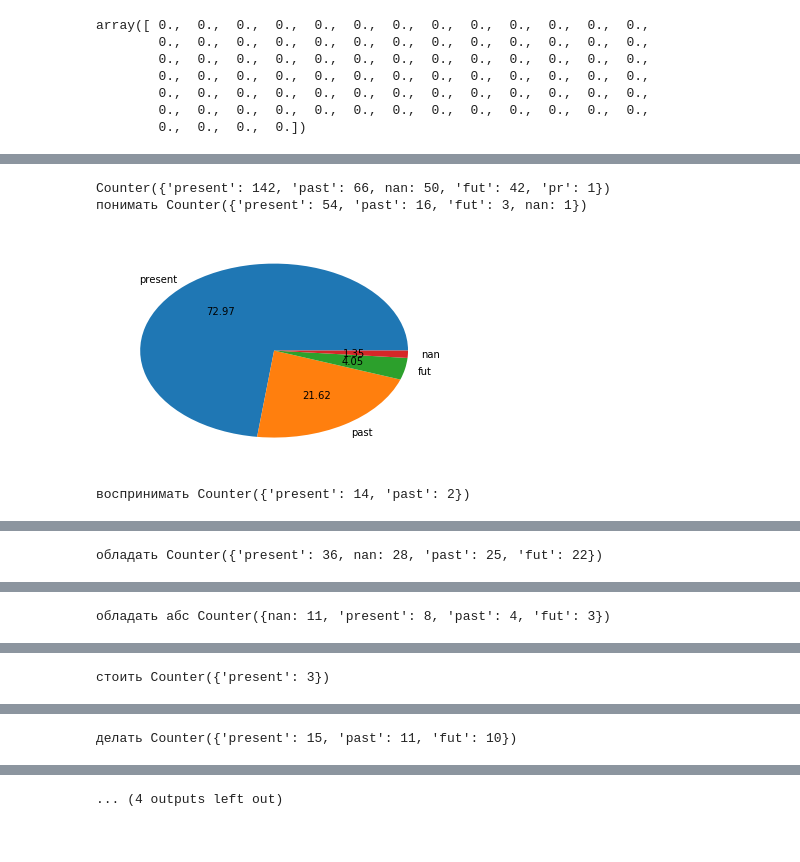
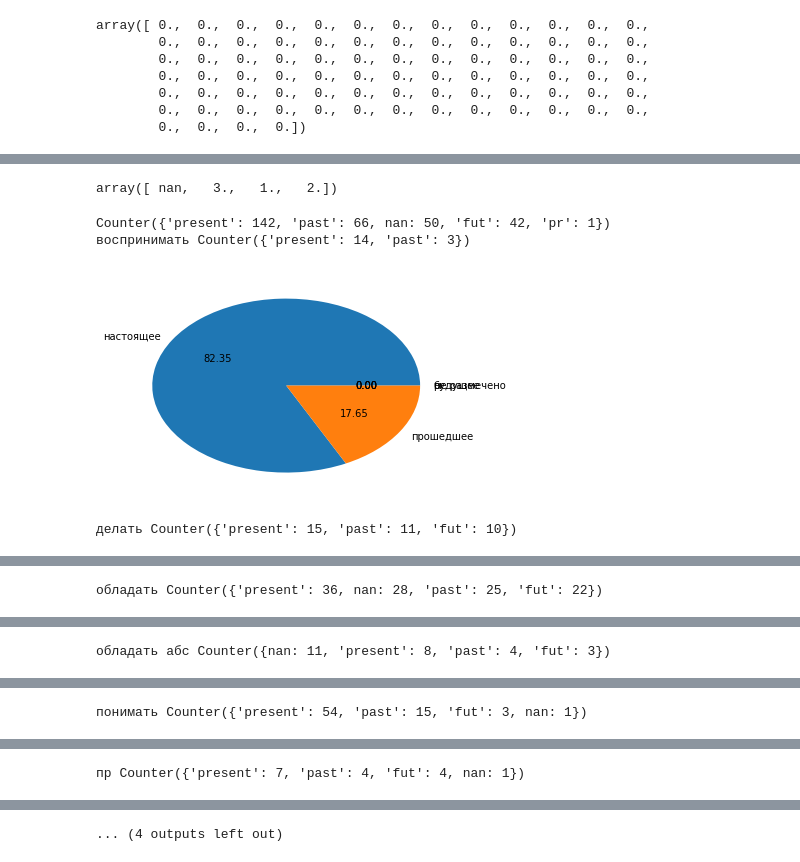
Before and after one commit to marchdown/schisch, a Jupyter notebook: schisch.ipynb, the cells around one changed output, grey strips where cells are left out. Saved outputs shown, nothing was run; the diff lists cells and outputs as text; code cells hidden in the pictures.

```diff
--- a/schisch.ipynb
+++ b/schisch.ipynb
@@ -363,7 +423,7 @@ for t in semantic_types:
     date_counter = Counter()
     for r in data[data['semantics+_']==t].itertuples():
         # Counter class handles null counts gracefully.
-        year = r[17]
+        year = r[18]
         date_counter[year] += 1
 #         print('*'*date_counter[year], year)
     dict_of_date_counters_by_type[t] = date_counter
@@ -378,10 +438,16 @@ for idx, t in enumerate(semantic_types):
 
 plt.show()
 
+
 # Либо так, на отдельных холстах
 for t in semantic_types:
+
     counter = dict_of_date_counters_by_type[t]
-    plt.scatter(list(counter.keys()), [int(n) for n in counter.values()])
-
+    cnts = sorted(list(counter.items()))
+    xs = [x for (x, y) in cnts]
+    ys = [y for (x, y) in cnts]
+    plt.scatter(list(counter.keys()), [int(n) for n in counter.values()], marker="_", color='gray')
+    plt.plot(xs, smooth_list(ys))
+    plt.title(t)
     plt.show()
 # %% [output]
@@ -462,57 +529,49 @@ for t in semantic_types:
+# %%
+data['tense'].unique()
+data['person'].unique()
+# %% [output]
+array([ nan,   3.,   1.,   2.])
 # %%
 # Галка, [27 Apr 2017, 16:20]:
 # 5. посчитать частотность различных грамматических форм внутри каждой группы и всего по выборке - число, лицо, время и форма предиката
 #   1. Собираем формы по типам:
 #     Для каждого семантического типа:
 #       Для каждого примера этого семантического типа:
 tense_values = data['tense'].unique()
+tense_value_names = ["настоящее", "прошедшее", "будущее", "не размечено", "pr"]
+
 tense_counter_across_all_types = Counter(data['tense'])
 print(tense_counter_across_all_types)
 for t in semantic_types:
     tense_counter = Counter(data[data['semantics+_']==t]['tense'])
 #         Если tense == fut:
 #           значение fut этого листа += 1
 #           значение fut в общем += 1
-    print(t, tense_counter)
-    plt.pie(list(tense_counter.values()), labels=list(tense_counter.keys()), autopct='%.2f')
-    plt.show()
-
-
 #         Если tense == present:
 #           значение present этого листа += 1
 #           значение present в общем += 1
 #         Если tense == past:
 #           значение past этого листа += 1
 #           значение past в общем += 1
+    print(t, tense_counter)
+    plt.pie([tense_counter[tense] for tense in tense_values], labels=tense_value_names, autopct='%.2f')
+    plt.show()
+
+
 #         Если number == 1:
 #           значение sing этого листа += 1
 #           значение sing в общем += 1
 #         Если number == 2:
 #           значение plur этого листа += 1
 #           значение plur в общем += 1
-#         Если person == 1:
-#           значение 1p этого листа += 1
-#           значение 1p в общем += 1
-#         Если person == 2:
-#           значение 2p этого листа += 1
-#           значение 2p в общем += 1
-#         Если person == 3:
-#           значение 3p этого листа += 1
-#           значение 3p в общем += 1
-#         Если такая форма есть в списке форм этого листа:
-#           значение формы += 1
-#           значение формы в общем списке дат += 1
-#         Если такой даты нет в списке дат этого листа:
-#           добавить форму в список, приравняв её значение 1
-#           Если такой формы нет в общем списке форм:
-#             добавить форму в список, приравняв её значение 1
+
 #   2. Считаем проценты от общего числа примеров:
 #     Для каждой семантической группы:
 #       Для каждой грамматической характеристики (лицо, число, время и форма)
 #       процент этого значения этой характеристики = значение этой характеристики/общее число примеров в этой сем. группе*100%
 #   3. Рисуем pie chart для каждой характеристики с соответствующими процентами, легендой
 # %% [output]
 Counter({'present': 142, 'past': 66, nan: 50, 'fut': 42, 'pr': 1})
-понимать Counter({'present': 54, 'past': 16, 'fut': 3, nan: 1})
+воспринимать Counter({'present': 14, 'past': 3})
-[figure, old version]
+[figure, new version]
-воспринимать Counter({'present': 14, 'past': 2})
+делать Counter({'present': 15, 'past': 11, 'fut': 10})
@@ -524 +583 @@ Counter({'present': 142, 'past': 66, nan: 50, 'fut': 42, 'pr': 1})
-стоить Counter({'present': 3})
+понимать Counter({'present': 54, 'past': 15, 'fut': 3, nan: 1})
@@ -526 +585 @@ Counter({'present': 142, 'past': 66, nan: 50, 'fut': 42, 'pr': 1})
-делать Counter({'present': 15, 'past': 11, 'fut': 10})
+пр Counter({'present': 7, 'past': 4, 'fut': 4, nan: 1})
```
Also changed, not shown: parts of 23 cells of this notebook.
